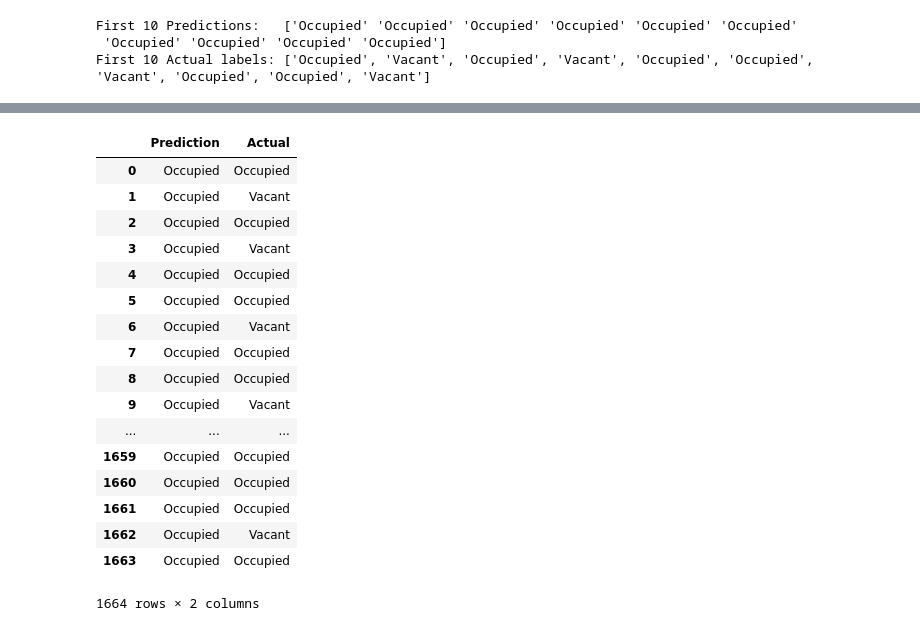
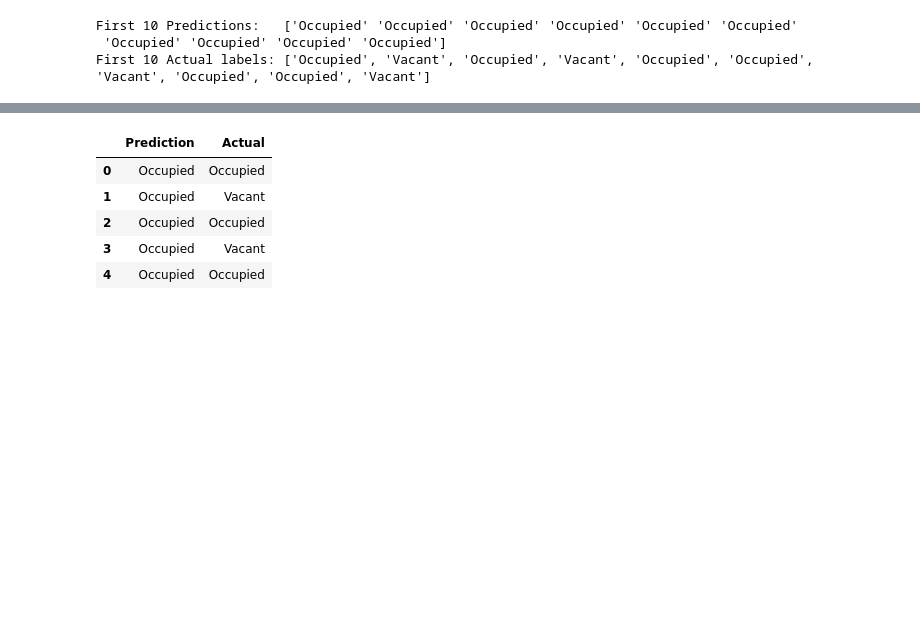
Before and after one commit to richinohio/Final_Project, a Jupyter notebook: Logistic_Regression.ipynb, the cells around one changed output, grey strips where cells are left out. Drawn from its saved outputs; the diff is of its cells as text; code cells hidden in the pictures; blank space fills up the shorter version.

```diff
--- a/Logistic_Regression.ipynb
+++ b/Logistic_Regression.ipynb
@@ -133,21 +124,10 @@ X_test.head()
 # %%
-pd.DataFrame({"Prediction": predictions, "Actual": y_test}).reset_index(drop=True)
+occupancy_predictor = pd.DataFrame({"Prediction": predictions, "Actual": y_test}).reset_index(drop=True)
+occupancy_predictor.head()
 # %% [output]
 |  | Prediction | Actual |
 | 0 | Occupied | Occupied |
 | 1 | Occupied | Vacant |
 | 2 | Occupied | Occupied |
 | 3 | Occupied | Vacant |
 | 4 | Occupied | Occupied |
-| 5 | Occupied | Occupied |
-| 6 | Occupied | Vacant |
-| 7 | Occupied | Occupied |
-| 8 | Occupied | Occupied |
-| 9 | Occupied | Vacant |
-| ... | ... | ... |
-| 1659 | Occupied | Occupied |
-| 1660 | Occupied | Occupied |
-| 1661 | Occupied | Occupied |
-| 1662 | Occupied | Vacant |
-| 1663 | Occupied | Occupied |
-1664 rows × 2 columns
```
Also changed, not shown: parts of 1 cell of this notebook, 2 other files.
